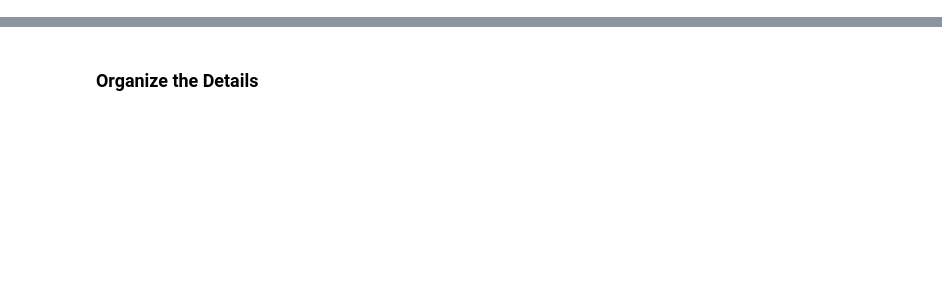
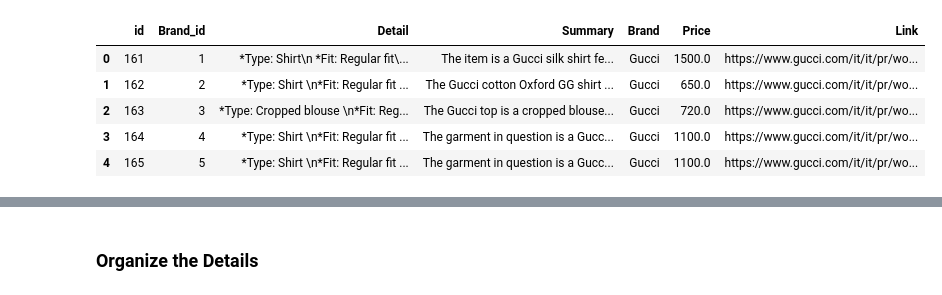
Before and after one commit to JDST10/Fashion, a Jupyter notebook: Analysis/EDA.ipynb, the cells around one changed output, grey strips where cells are left out. Saved outputs shown, nothing was run; the diff lists cells and outputs as text; code cells hidden in the pictures; blank space fills up the shorter version.

```diff
--- a/Analysis/EDA.ipynb
+++ b/Analysis/EDA.ipynb
@@ -39,8 +27,15 @@ SQLf.sql_db_functions.close_connection_db(conn=conn,cursor=cursor)
 # %%
 import pandas as pd
 # %%
-df = pd.DataFrame(rows ,columns= ['id', 'Brand_id', 'Detail', 'Brand', 'Price', 'Link'])
+df = pd.DataFrame(rows ,columns= ['id', 'Brand_id', 'Detail','Summary', 'Brand', 'Price', 'Link'])
 df.head()
+# %% [output]
+|  | id | Brand_id | Detail | Summary | Brand | Price | Link |
+| 0 | 161 | 1 | *Type: Shirt\n *Fit: Regular fit\... | The item is a Gucci silk shirt fe... | Gucci | 1500.0 | https://www.gucci.com/it/it/pr/wo... |
+| 1 | 162 | 2 | *Type: Shirt \n*Fit: Regular fit ... | The Gucci cotton Oxford GG shirt ... | Gucci | 650.0 | https://www.gucci.com/it/it/pr/wo... |
+| 2 | 163 | 3 | *Type: Cropped blouse \n*Fit: Reg... | The Gucci top is a cropped blouse... | Gucci | 720.0 | https://www.gucci.com/it/it/pr/wo... |
+| 3 | 164 | 4 | *Type: Shirt \n*Fit: Regular fit ... | The garment in question is a Gucc... | Gucci | 1100.0 | https://www.gucci.com/it/it/pr/wo... |
+| 4 | 165 | 5 | *Type: Shirt \n*Fit: Regular fit ... | The garment in question is a Gucc... | Gucci | 1100.0 | https://www.gucci.com/it/it/pr/wo... |
 # %%
 df_img = pd.DataFrame(rows_img ,columns= ['Brand_id','image_link'])
 df_img.head()
```
Also changed, not shown: parts of 7 cells of this notebook, 16 other files.
